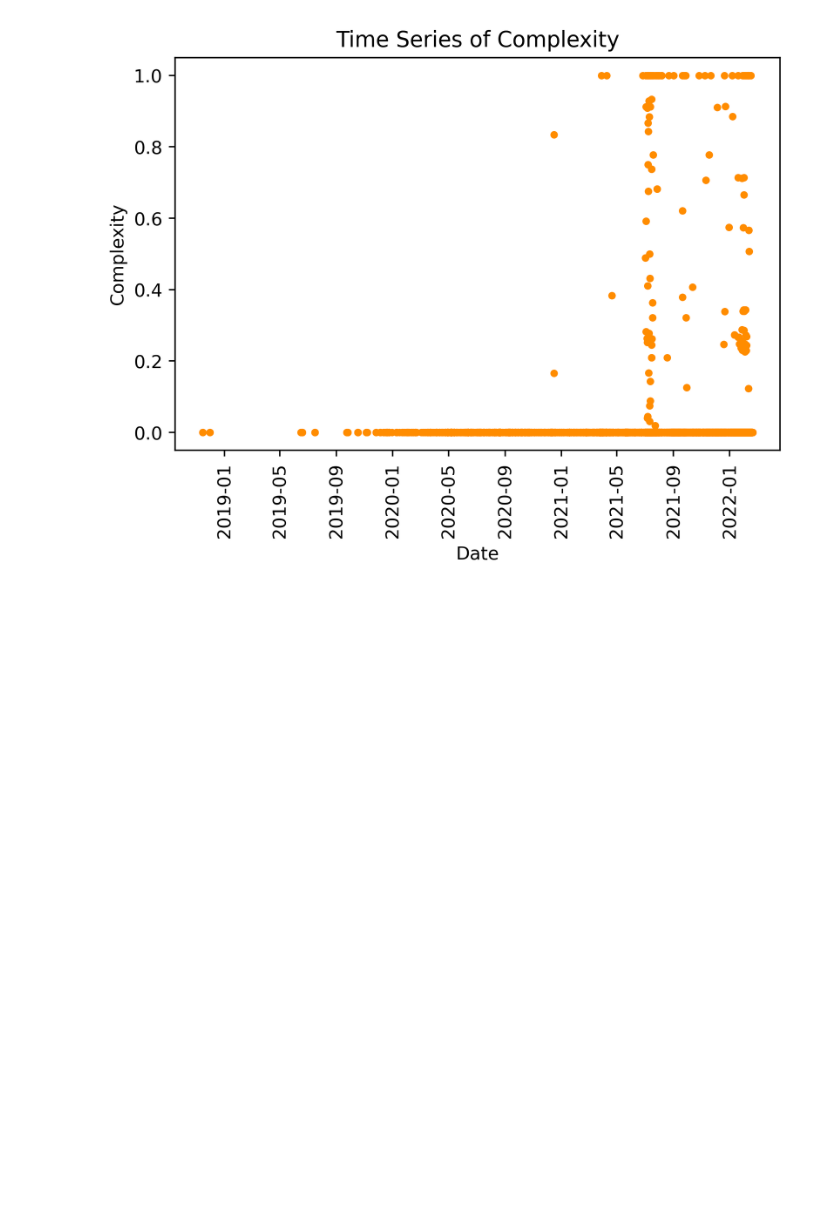
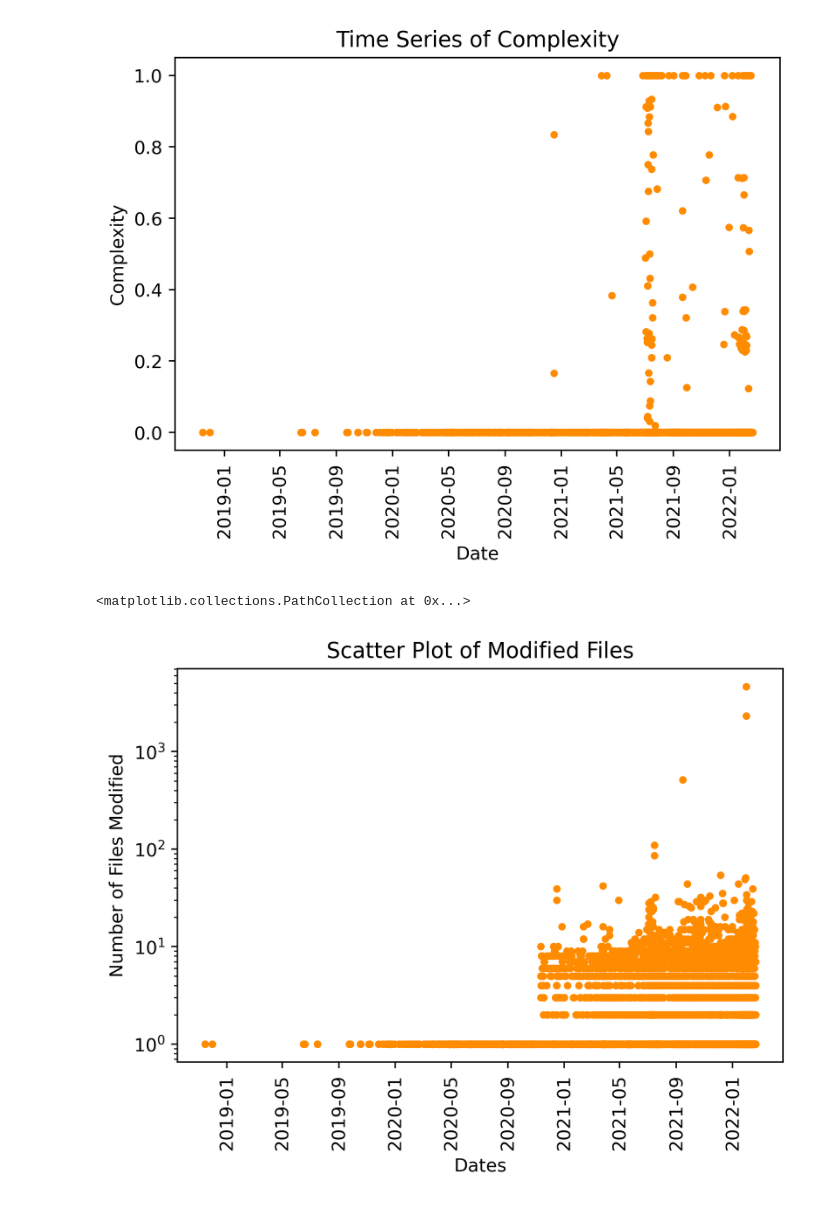
Before and after one commit to Elang89/hf-evolution, a Jupyter notebook: notebooks/models_statistics.ipynb, the cells around one changed output. Cells and saved outputs as stored; diff of their text form; code cells hidden in the pictures; blank space fills up the shorter version.

```diff
--- a/notebooks/models_statistics.ipynb
+++ b/notebooks/models_statistics.ipynb
@@ -93,3 +87,14 @@ plt.scatter(df_commits["commit_timestamp"], df_commits["dmm_unit_complexity"], c
 # %% [output]
 <matplotlib.collections.PathCollection at 0x...>
 [figure]
+# %%
+figure = plt.figure(dpi=400)
+plt.xlabel("Dates")
+plt.ylabel("Number of Files Modified")
+plt.yscale("log")
+plt.xticks(rotation=90)
+plt.title("Scatter Plot of Modified Files")
+plt.scatter(df_commits.index, df_commits["total_files_modified"], color="darkorange", s=10)
+# %% [output]
+<matplotlib.collections.PathCollection at 0x...>
+[figure, added]
```
Also changed, not shown: parts of 7 cells of this notebook, 16 other files.
